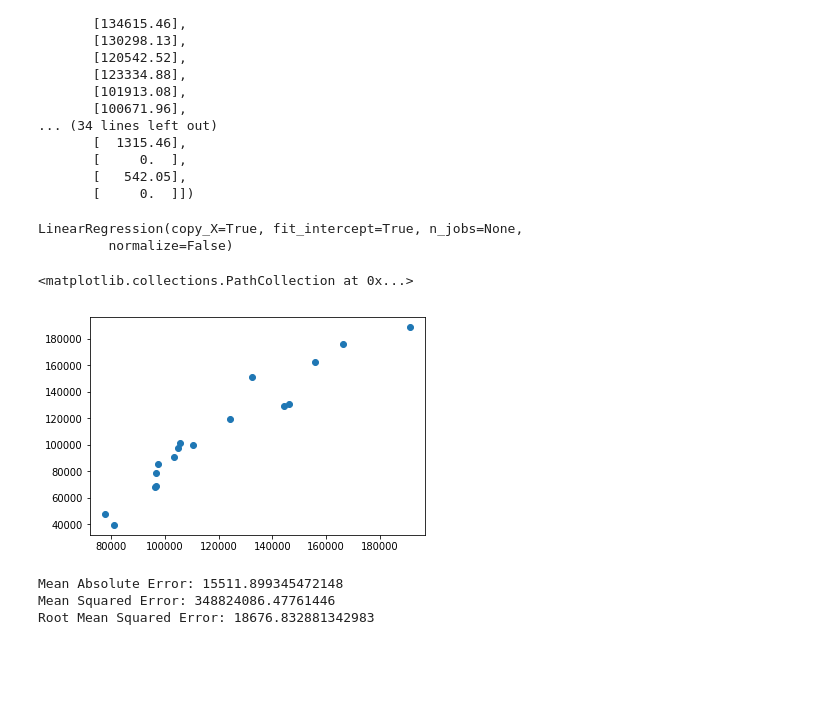
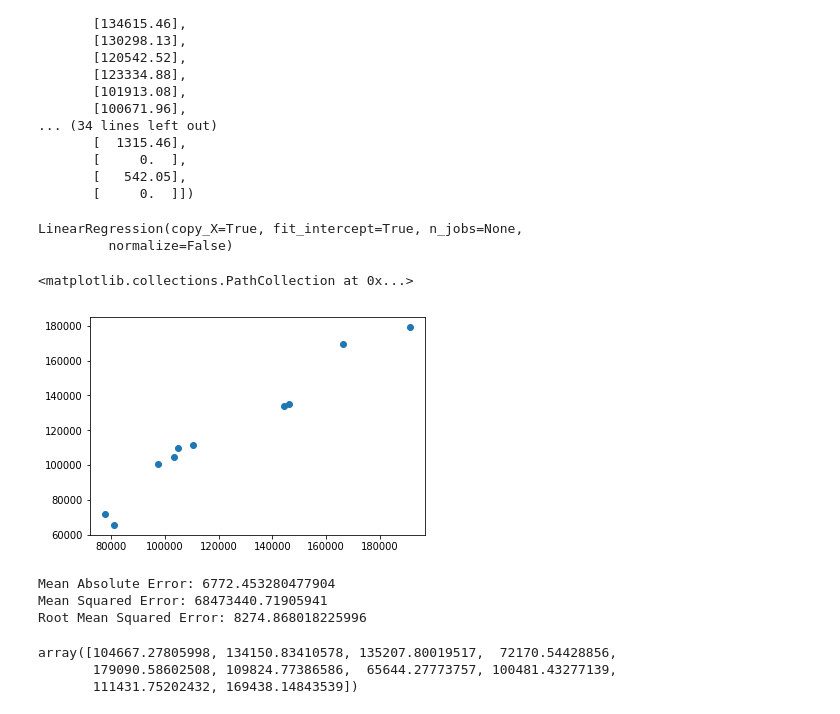
Before and after one commit to lucamerzi/py, a Jupyter notebook: Jedha/6B/simple_linear_regression_my_notes.ipynb, the cells around one changed output. Drawn from its saved outputs; the diff is of its cells as text; code cells hidden in the pictures; blank space fills up the shorter version.

Commit message:
Simple linear regression - done

```diff
--- a/Jedha/6B/simple_linear_regression_my_notes.ipynb
+++ b/Jedha/6B/simple_linear_regression_my_notes.ipynb
@@ -71,7 +71,7 @@ array([[165349.2 ],
        [   542.05],
        [     0.  ]])
 # %%
-X_train, X_test, y_train, y_test = train_test_split(X, Y, test_size=0.33, random_state=0)
+X_train, X_test, y_train, y_test = train_test_split(X, Y, test_size=0.2, random_state=0)
 # %%
 """
 Lorsqu'on normalise, on calcule la moyenne de la colonne donneé. Ensuite on calcul la standard deviation
@@ -82,28 +82,37 @@ La normalisation n'est pas vraiment indispensable lorsque il y a une seule varia
 from sklearn.preprocessing import StandardScaler
 sc_X = StandardScaler()
 X_train = sc_X.fit_transform(X_train)
-X_test = sc_X.fit_transform(X_test)
+
+# !!! SUR LE TEST ON NE FAIT PAS DE FIT (AJUSTER), MAIS SEULEMENT TRANSFORM
+X_test = sc_X.transform(X_test)
 # %%
+# Train the model
+
 from sklearn.linear_model import LinearRegression
-lm = LinearRegression()
+regressor = LinearRegression()
+regressor.fit(X_train, y_train)
+# %% [output]
+LinearRegression(copy_X=True, fit_intercept=True, n_jobs=None,
+         normalize=False)
-# %%
-lm.fit(X_train, y_train)
-# %% [output]
-LinearRegression(copy_X=True, fit_intercept=True, n_jobs=None,
-         normalize=False)
 # %%
-predictions = lm.predict(X_test)
+y_pred = regressor.predict(X_test)
 # %%
-plt.scatter(y_test, predictions)
+plt.scatter(y_test, y_pred)
 # %% [output]
 <matplotlib.collections.PathCollection at 0x...>
-[figure, old version]
+[figure, new version]
 # %%
 from sklearn import metrics
-print("Mean Absolute Error:", metrics.mean_absolute_error(y_test, predictions))
-print("Mean Squared Error:", metrics.mean_squared_error(y_test, predictions))
-print("Root Mean Squared Error:", np.sqrt(metrics.mean_squared_error(y_test, predictions)))
+print("Mean Absolute Error:", metrics.mean_absolute_error(y_test, y_pred))
+print("Mean Squared Error:", metrics.mean_squared_error(y_test, y_pred))
+print("Root Mean Squared Error:", np.sqrt(metrics.mean_squared_error(y_test, y_pred)))
 # %% [output]
-Mean Absolute Error: 15511.899345472148
-Mean Squared Error: 348824086.47761446
-Root Mean Squared Error: 18676.832881342983
+Mean Absolute Error: 6772.453280477904
+Mean Squared Error: 68473440.71905941
+Root Mean Squared Error: 8274.868018225996
+# %%
+y_pred
+# %% [output]
+array([104667.27805998, 134150.83410578, 135207.80019517,  72170.54428856,
+       179090.58602508, 109824.77386586,  65644.27773757, 100481.43277139,
+       111431.75202432, 169438.14843539])
```
Also changed, not shown: parts of 8 cells of this notebook.
